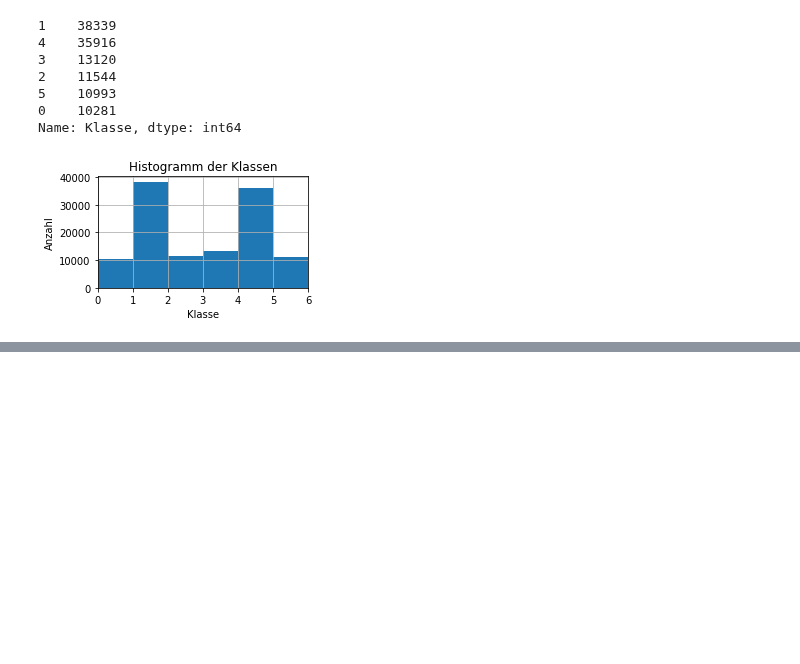
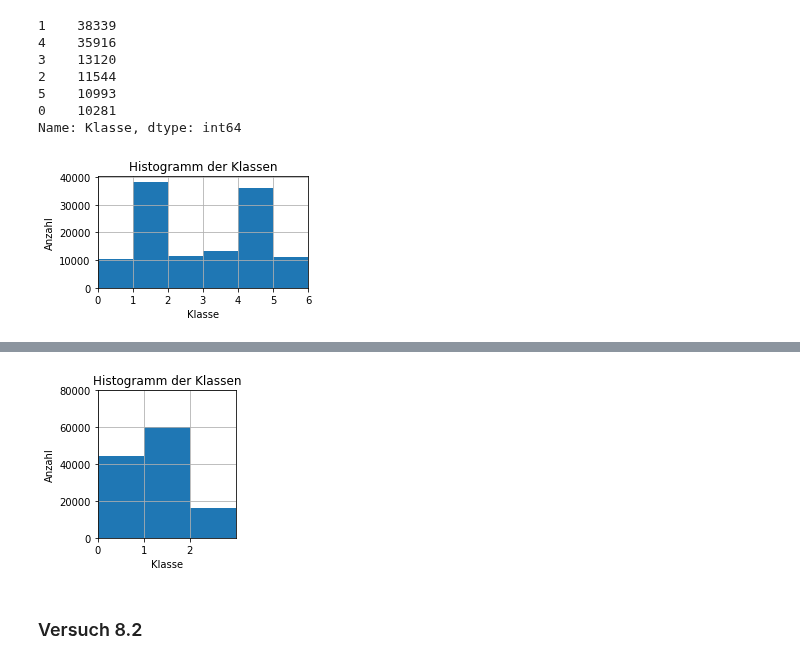
Before and after one commit to SandGreif/FahrradwegeKlassifizierung, a Jupyter notebook: daten_labeln/fuzzyLogic.ipynb, the cells around one changed output, grey strips where cells are left out. Cells and saved outputs as stored; diff of their text form; code cells hidden in the pictures; blank space fills up the shorter version.

```diff
--- a/daten_labeln/fuzzyLogic.ipynb
+++ b/daten_labeln/fuzzyLogic.ipynb
@@ -245,7 +262,7 @@ import os
 import cv2
 from mpl_toolkits.axes_grid1 import ImageGrid
 # %%
-featuresDf = pandas.read_csv(filepath_or_buffer="../daten/merkmale_datensatz_37_bis_42/merkmale.csv")
+featuresDf = pandas.read_csv(filepath_or_buffer="../daten/merkmale_datensatz_52/merkmale.csv")
 # %% [markdown]
 ### Versuch 1
 # %%
@@ -1108,7 +1125,7 @@ Name: Klasse, dtype: int64
 # %% [markdown]
 ### Versuch 6: Einordnung der Datensätze 43 und 45 bis 51
 # %%
-featuresDf = pandas.read_csv(filepath_or_buffer="../daten/merkmale_datensatz_43_45_bis_51/merkmale.csv")
+featuresDf = pandas.read_csv(filepath_or_buffer="../daten/merkmale_datensatz_52/merkmale.csv")
 # %%
 maxVibration = featuresDf["Standardabweichung Z-Achse Beschleunigung in m/s^2"].max()
 maxVibration
@@ -1257,0 +1315,34 @@ plt.savefig("histogrammKlassenFuzzyVersuch7.png")
+# %%
+# Klassifizierung der Daten
+featuresDf["Klasse"] = 0
+maxIndex = featuresDf.shape[0]
+i = 0
+classLabels = []
+label = 0
+while i < maxIndex:
+    accZValue = featuresDf["Standardabweichung Z-Achse Beschleunigung in m/s^2"].iloc[i]
+    vibrationLevelLow  = fuzz.interp_membership(vibration, vibrationLow,  accZValue)
+    vibrationLevelMean = fuzz.interp_membership(vibration, vibrationMean, accZValue)
+    vibrationLevelHigh = fuzz.interp_membership(vibration, vibrationHigh, accZValue)
+    rule1 = np.fmin(vibrationLevelLow,  smoothnessGood)
+    rule2 = np.fmin(vibrationLevelMean,      smoothnessMean)
+    rule3 = np.fmin(vibrationLevelHigh,     smoothnessBad)
+    accmulation = np.fmax(np.fmax(rule1, rule2),rule3)
+    label = fuzz.defuzz(smoothness, accmulation, 'mom')
+    classLabels.append(int(label))
+    i = i + 1
+featuresDf["Klasse"] = classLabels
+# %%
+plt.figure(figsize=(3,3))
+plt.yticks(np.arange(0, 100000, step=20000))
+plt.xticks(np.arange(0, 2.1, step=1))
+plt.ylim(0,80000)
+plt.xlim(0,3)
+plt.xlabel("Klasse")
+plt.ylabel("Anzahl")
+plt.title("Histogramm der Klassen")
+featuresDf["Klasse"].hist(bins=[0,1,2,3])
+plt.tight_layout()
+plt.savefig("histogrammKlassenFuzzyVersuch8.png")
+# %% [output]
+[figure, added]
@@ -1257,0 +1352,2 @@ plt.savefig("histogrammKlassenFuzzyVersuch7.png")
+# %% [markdown]
+### Versuch 8.2
```
Also changed, not shown: parts of 12 cells of this notebook, 6 other files.
